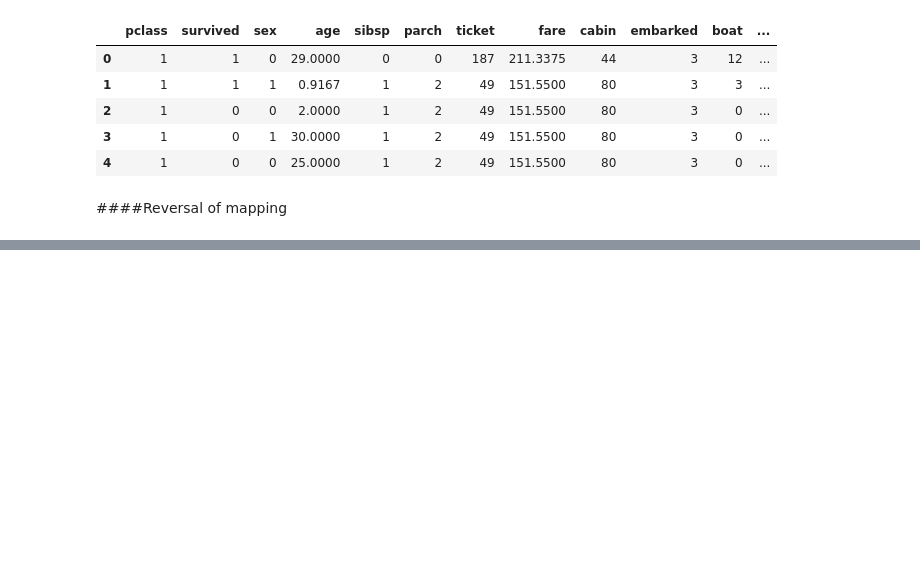
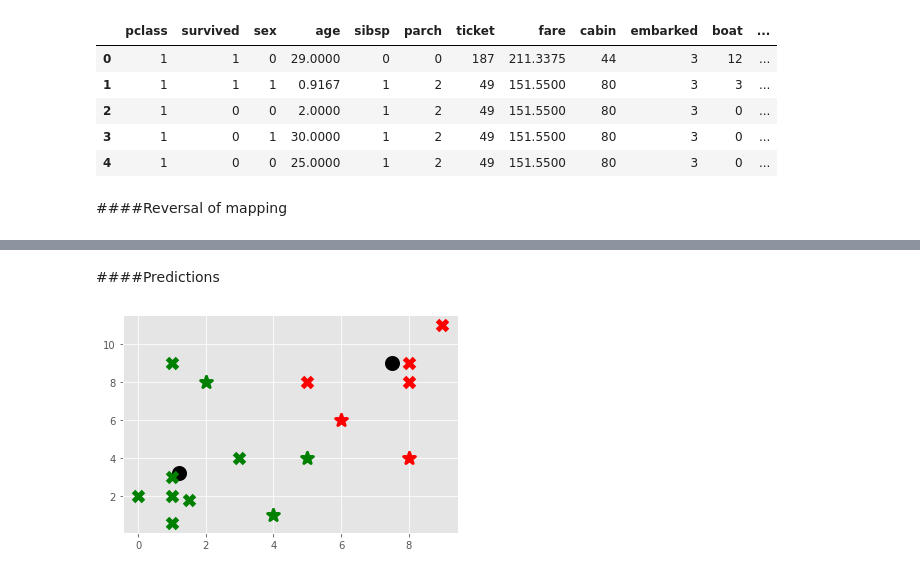
Before and after one commit to leadeeerq/machine-learning, a Jupyter notebook: ML_KMeans_Titanic.ipynb, the cells around one changed output, grey strips where cells are left out. Saved outputs shown, nothing was run; the diff lists cells and outputs as text; code cells hidden in the pictures; blank space fills up the shorter version.

```diff
--- a/ML_KMeans_Titanic.ipynb
+++ b/ML_KMeans_Titanic.ipynb
@@ -190,0 +208,3 @@ df.head()
+# %%
+clf = KMeans(n_clusters = 2)
+clf.fit(X)
@@ -190,0 +358,24 @@ df.head()
+# %% [markdown]
+####Predictions
+# %%
+unknowns = np.array([[4, 1],
+                     [5,4],
+                     [6,6],
+                     [8,4],
+                     [2,8]])
+
+for centroid in clf.centroids:
+  plt.scatter(clf.centroids[centroid][0], clf.centroids[centroid][1], marker = 'o', color = 'k', s=100, linewidths = 5)
+
+for classification in clf.classifications:
+  color = colors[classification]
+  for featureset in clf.classifications[classification]:
+    plt.scatter(featureset[0], featureset[1], marker = 'x', color = color, s=100, linewidth = 5)
+
+for unknown in unknowns:
+  classification = clf.predict(unknown)
+  plt.scatter(unknown[0], unknown[1], marker = '*', color = colors[classification], s=150, linewidths = 3)
+
+plt.show()
+# %% [output]
+[figure, added]
```
Also changed, not shown: parts of 29 cells of this notebook.
